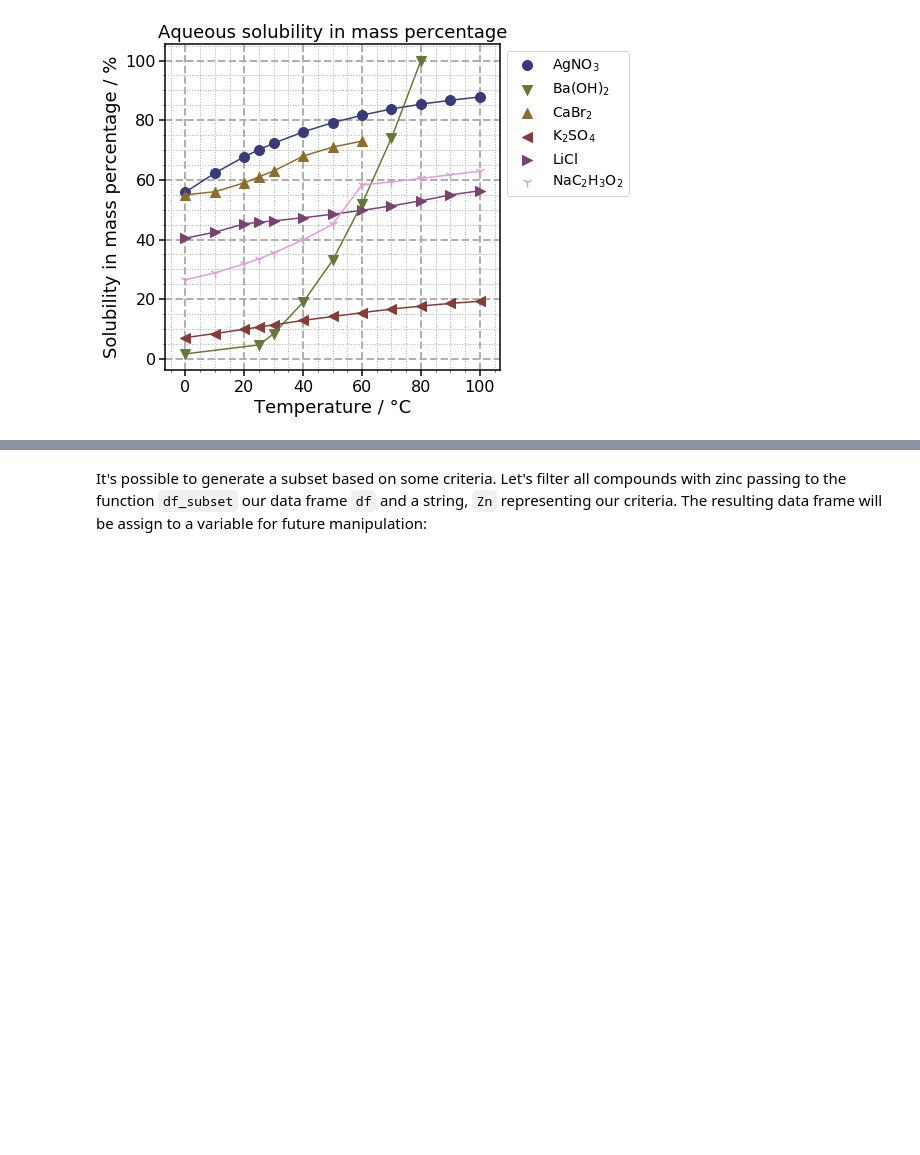
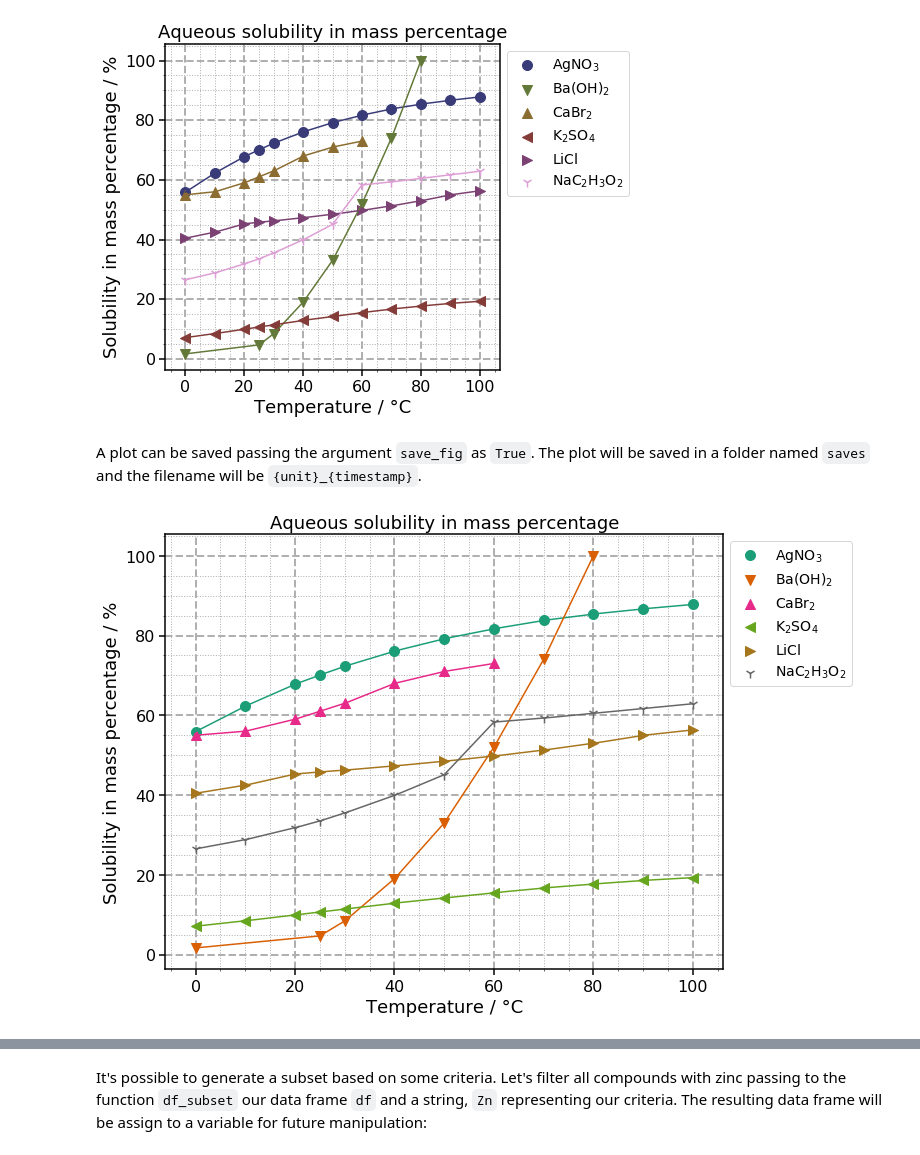
Before and after one commit to chicolucio/solutions, a Jupyter notebook: tutorials/aqueous_solubility_inorganic_temperatures.ipynb, the cells around one changed output, grey strips where cells are left out. Drawn from its saved outputs; the diff is of its cells as text; code cells hidden in the pictures; blank space fills up the shorter version.

```diff
--- a/tutorials/aqueous_solubility_inorganic_temperatures.ipynb
+++ b/tutorials/aqueous_solubility_inorganic_temperatures.ipynb
@@ -99,3 +99,9 @@ The plot size can be adjusted. Let's repeat the plot with a smaller figure and w
 solubility_inorganic.plot(compounds_sample, colors=plt.cm.tab20b, interpolation=True, plot_size=(6,6))
 # %% [output]
 [figure]
+# %% [markdown]
+A plot can be saved passing the argument `save_fig` as `True`. The plot will be saved in a folder named `saves` and the filename will be `{unit}_{timestamp}`.
+# %%
+solubility_inorganic.plot(compounds_sample, interpolation=True, save_fig=True)
+# %% [output]
+[figure, added]
```
Also changed, not shown: parts of 24 cells of this notebook.
